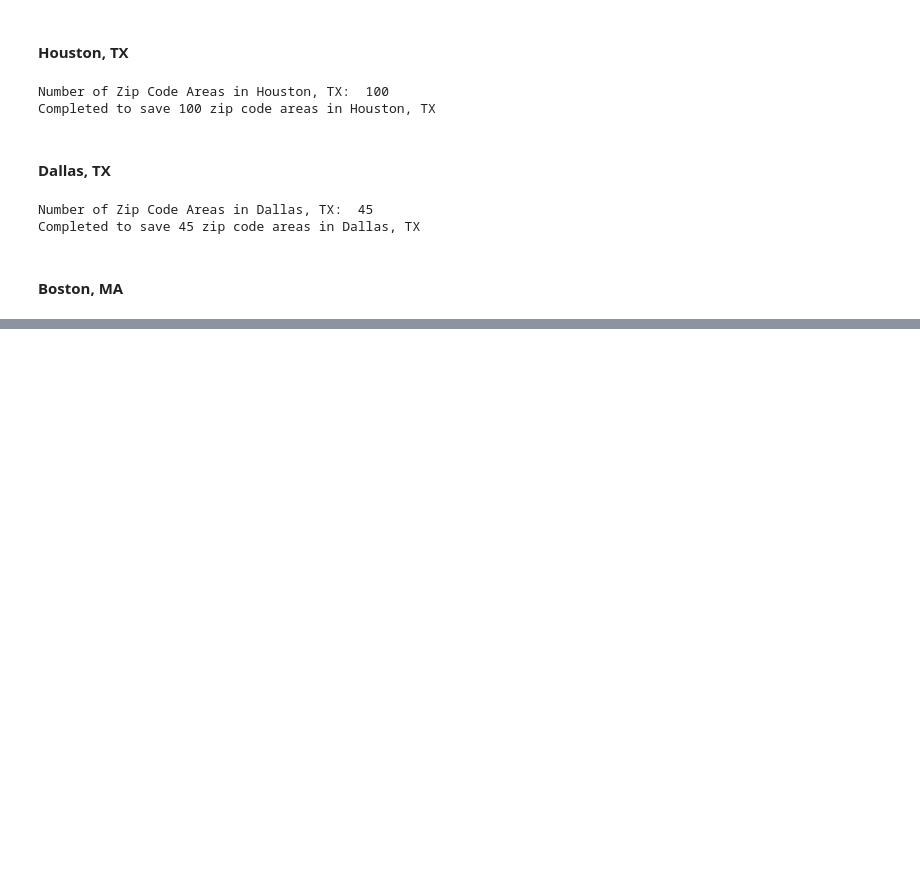
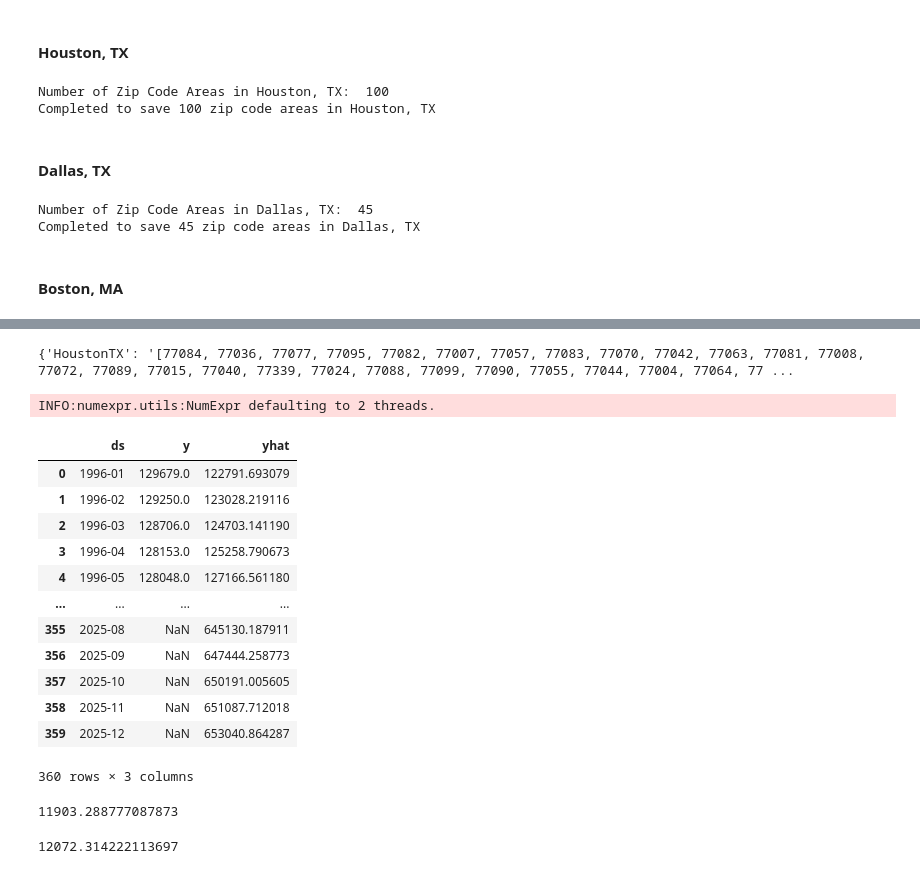
Before and after one commit to jeonghojo00/HousingPricePrediction, a Jupyter notebook: HousingPrice_Prophet_byZip.ipynb, the cells around one changed output, grey strips where cells are left out. Saved outputs shown, nothing was run; the diff lists cells and outputs as text; code cells hidden in the pictures; blank space fills up the shorter version.

Commit message:
Colaboratory를 통해 생성됨

```diff
--- a/HousingPrice_Prophet_byZip.ipynb
+++ b/HousingPrice_Prophet_byZip.ipynb
@@ -407,0 +428,7 @@ print("Completed to save "+str(len(zips))+" zip code areas in "+ city + ', '+ st
+# %%
+file_to_load = "/content/drive/My Drive/Colab Notebooks/models/zip_dict.json"
+with open(file_to_load, 'r') as fp:
+    zip_dict = json.load(fp)
+print(zip_dict)
+# %% [output]
+{'HoustonTX': '[77084, 77036, 77077, 77095, 77082, 77007, 77057, 77083, 77070, 77042, 77063, 77081, 77008, 77072, 77089, 77015, 77040, 77339, 77024, 77088, 77099, 77090, 77055, 77044, 77004, 77064, 77 ...
@@ -407,0 +461,32 @@ print("Completed to save "+str(len(zips))+" zip code areas in "+ city + ', '+ st
+# %%
+fileName = city+state+str(city_zip[0])+'.json'
+loaded_model = load_prophet_model(fileName)
+period = 60
+future = loaded_model.make_future_dataframe(periods=period, freq='MS') #freq changes frequency of dates. Default Daily
+pred_y = loaded_model.predict(future)
+# %% [output]
+INFO:numexpr.utils:NumExpr defaulting to 2 threads.
+# %%
+pred_y['ds'] = pred_y['ds'].dt.strftime('%Y-%m')
+# %%
+pred_y = pred_y[['ds', 'yhat']]
+# %%
+real_y = city_df[city_df['zip']==int(city_zip[0])][['ds','y']]
+# %%
+merged_y = real_y.merge(pred_y, on="ds", how = 'outer')
+# %%
+merged_y
+# %% [output]
+|  | ds | y | yhat |
+| 0 | 1996-01 | 129679.0 | 122791.693079 |
+| 1 | 1996-02 | 129250.0 | 123028.219116 |
+| 2 | 1996-03 | 128706.0 | 124703.141190 |
+| 3 | 1996-04 | 128153.0 | 125258.790673 |
+| 4 | 1996-05 | 128048.0 | 127166.561180 |
+| ... | ... | ... | ... |
+| 355 | 2025-08 | NaN | 645130.187911 |
+| 356 | 2025-09 | NaN | 647444.258773 |
+| 357 | 2025-10 | NaN | 650191.005605 |
+| 358 | 2025-11 | NaN | 651087.712018 |
+| 359 | 2025-12 | NaN | 653040.864287 |
+360 rows × 3 columns
@@ -407,0 +498,9 @@ print("Completed to save "+str(len(zips))+" zip code areas in "+ city + ', '+ st
+# %%
+for_accuracy = merged_y[(merged_y['ds']=='2021-01') | (merged_y['ds']=='2021-02')]
+mae(for_accuracy.y, for_accuracy.yhat)
+# %% [output]
+11903.288777087873
+# %%
+math.sqrt(mse(for_accuracy.y, for_accuracy.yhat))
+# %% [output]
+12072.314222113697
```
Also changed, not shown: parts of 7 cells of this notebook.
